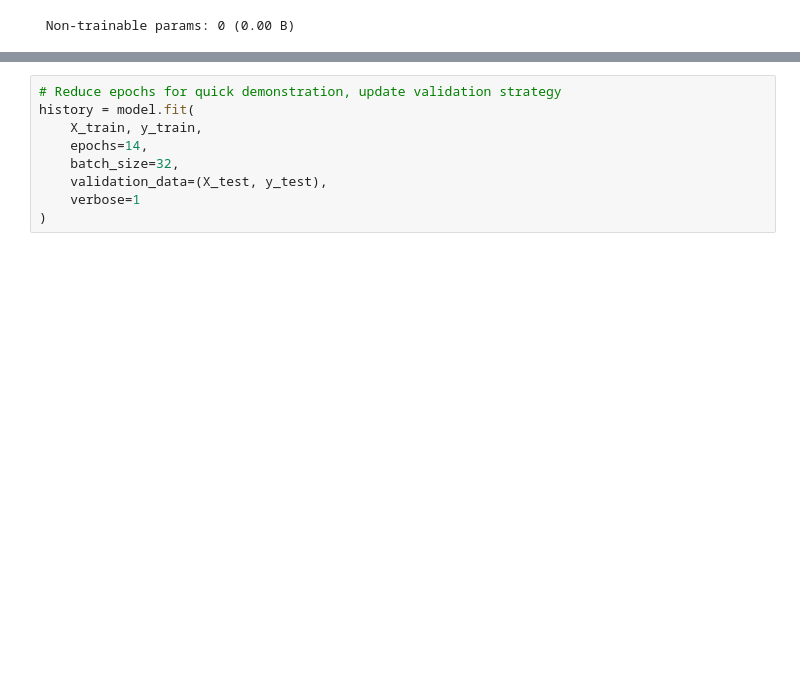
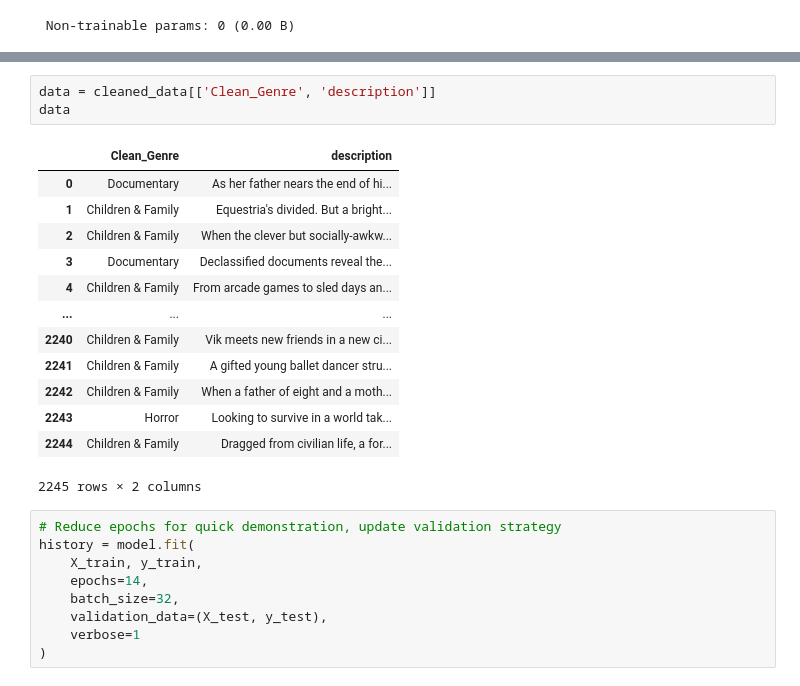
Before and after one commit to Haybolo7/NMGC, a Jupyter notebook: netflix-genre-classification-with-lstm.ipynb, the cells around one changed output, grey strips where cells are left out. Drawn from its saved outputs; the diff is of its cells as text; blank space fills up the shorter version.

```diff
--- a/netflix-genre-classification-with-lstm.ipynb
+++ b/netflix-genre-classification-with-lstm.ipynb
@@ -128,3 +135,20 @@ Model: "functional"
+# %%
+data = cleaned_data[['Clean_Genre', 'description']]
+data
+# %% [output]
+|  | Clean_Genre | description |
+| 0 | Documentary | As her father nears the end of hi... |
+| 1 | Children & Family | Equestria's divided. But a bright... |
+| 2 | Children & Family | When the clever but socially-awkw... |
+| 3 | Documentary | Declassified documents reveal the... |
+| 4 | Children & Family | From arcade games to sled days an... |
+| ... | ... | ... |
+| 2240 | Children & Family | Vik meets new friends in a new ci... |
+| 2241 | Children & Family | A gifted young ballet dancer stru... |
+| 2242 | Children & Family | When a father of eight and a moth... |
+| 2243 | Horror | Looking to survive in a world tak... |
+| 2244 | Children & Family | Dragged from civilian life, a for... |
+2245 rows × 2 columns
 # %%
 # Reduce epochs for quick demonstration, update validation strategy
 history = model.fit(
```
Also changed, not shown: parts of 1 cell of this notebook.
